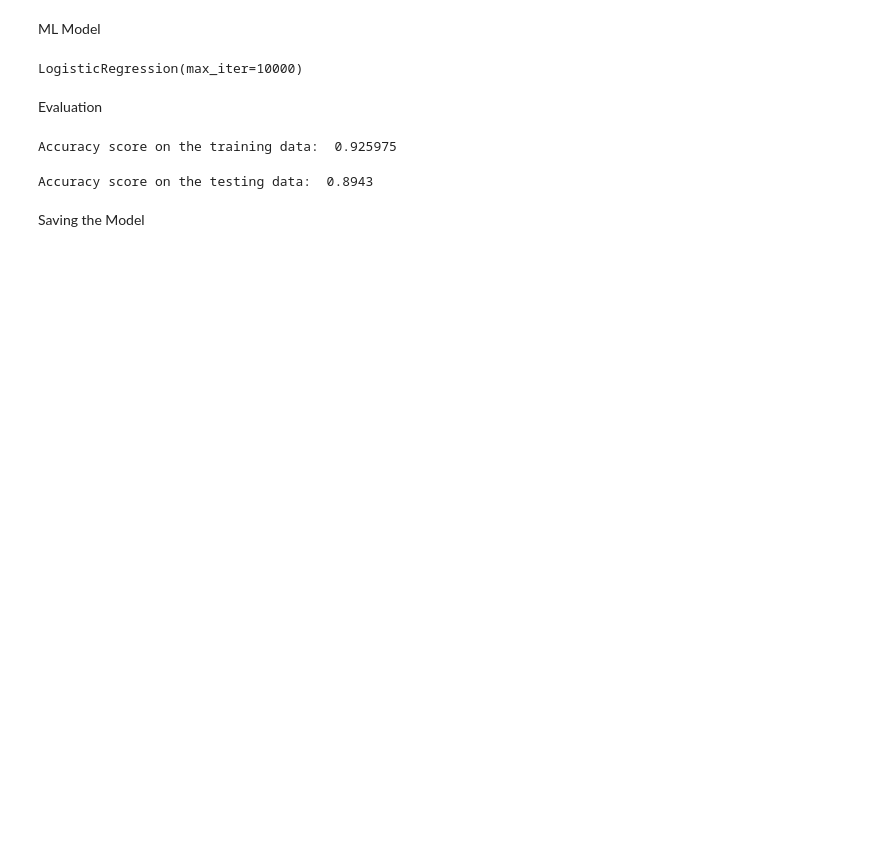
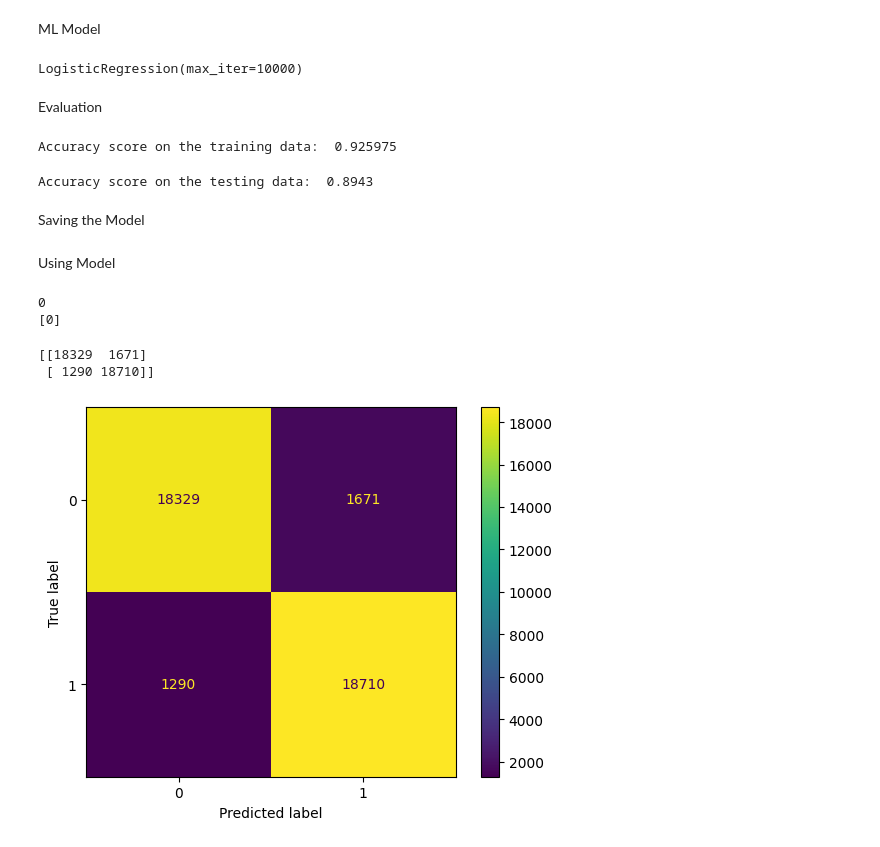
Before and after one commit to dilawarr/CineSense, a Jupyter notebook: model_1/model_1.ipynb, the cells around one changed output. Saved outputs shown, nothing was run; the diff lists cells and outputs as text; code cells hidden in the pictures; blank space fills up the shorter version.

Commit message:
Calculate Confusion Matrix

```diff
--- a/model_1/model_1.ipynb
+++ b/model_1/model_1.ipynb
@@ -220,3 +228,5 @@ Saving the Model
 # %%
 filename = "trained_model.sav"
 pickle.dump(model, open(filename, 'wb'))
+# %% [markdown]
+Using Model
@@ -222,0 +235,21 @@ pickle.dump(model, open(filename, 'wb'))
+# %%
+idx = 10
+review = X_test[idx]
+
+prediction = loaded_model.predict(review)
+
+print(Y_test[idx])
+print(prediction)
+# %% [output]
+0
+[0]
+# %%
+import matplotlib.pyplot as plt
+from sklearn.metrics import confusion_matrix, ConfusionMatrixDisplay
+
+cm = confusion_matrix(Y_train, X_train_prediction)
+print(cm)
+# %% [output]
+[[18329  1671]
+ [ 1290 18710]]
+[figure, added]
```
Also changed, not shown: parts of 6 cells of this notebook, 1 other file.
